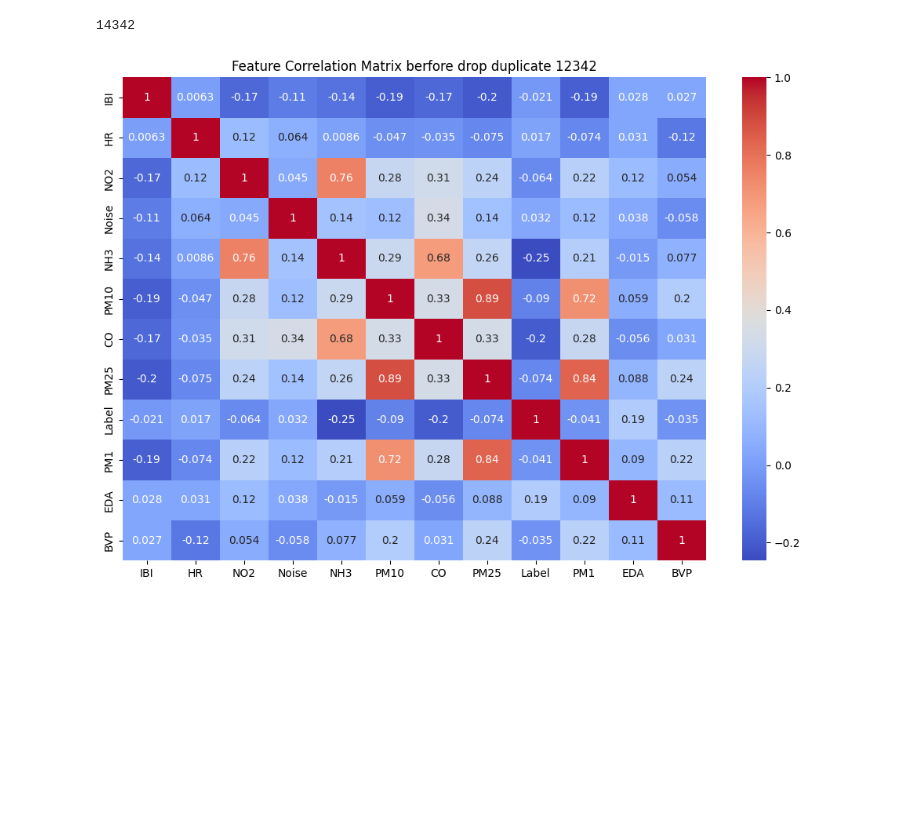
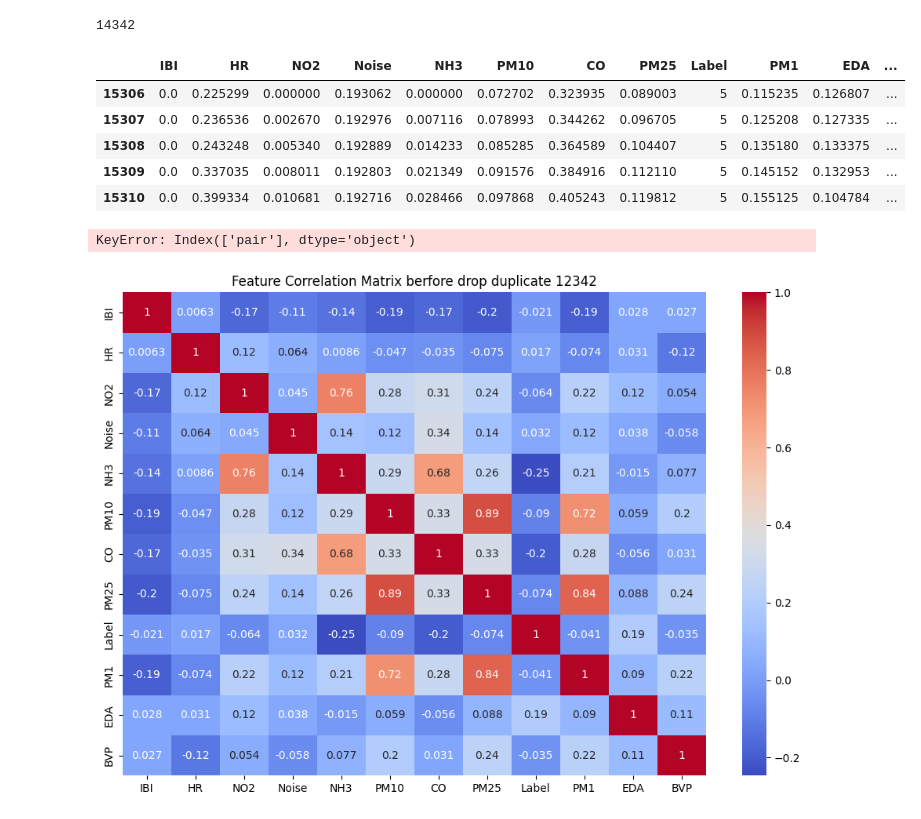
Before and after one commit to RyanGA09/DataMiningAirQuality, a Jupyter notebook: prepo.ipynb, the cells around one changed output. Cells and saved outputs as stored; diff of their text form; code cells hidden in the pictures; blank space fills up the shorter version.

```diff
--- a/prepo.ipynb
+++ b/prepo.ipynb
@@ -97,6 +97,19 @@ memory usage: 3.9 MB
 df.duplicated().sum()
 # %% [output]
 14342
+# %%
+df[df.duplicated()].head()
+# %% [output]
+|  | IBI | HR | NO2 | Noise | NH3 | PM10 | CO | PM25 | Label | PM1 | EDA | ... |
+| 15306 | 0.0 | 0.225299 | 0.000000 | 0.193062 | 0.000000 | 0.072702 | 0.323935 | 0.089003 | 5 | 0.115235 | 0.126807 | ... |
+| 15307 | 0.0 | 0.236536 | 0.002670 | 0.192976 | 0.007116 | 0.078993 | 0.344262 | 0.096705 | 5 | 0.125208 | 0.127335 | ... |
+| 15308 | 0.0 | 0.243248 | 0.005340 | 0.192889 | 0.014233 | 0.085285 | 0.364589 | 0.104407 | 5 | 0.135180 | 0.133375 | ... |
+| 15309 | 0.0 | 0.337035 | 0.008011 | 0.192803 | 0.021349 | 0.091576 | 0.384916 | 0.112110 | 5 | 0.145152 | 0.132953 | ... |
+| 15310 | 0.0 | 0.399334 | 0.010681 | 0.192716 | 0.028466 | 0.097868 | 0.405243 | 0.119812 | 5 | 0.155125 | 0.104784 | ... |
+# %%
+df[df.duplicated(subset='pair', keep=False)]
+# %% [output]
+KeyError: Index(['pair'], dtype='object')
 # %%
 # Heatmap korelasi
 plt.figure(figsize=(12, 8))
```
Also changed, not shown: 27 other files.
